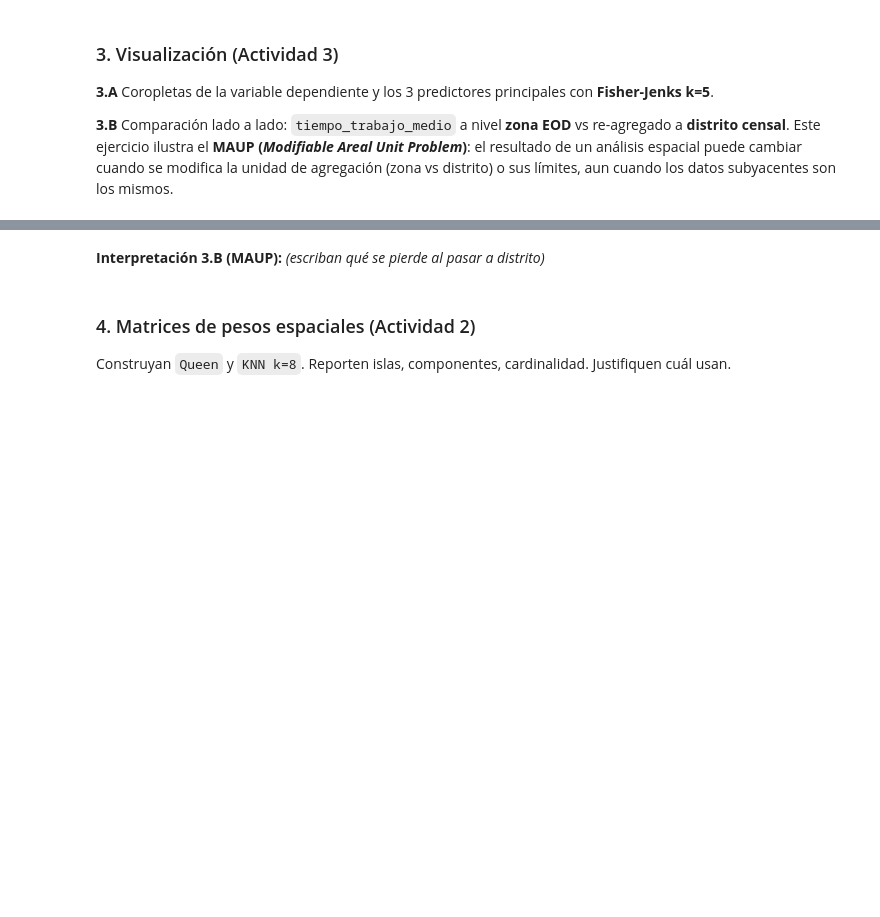
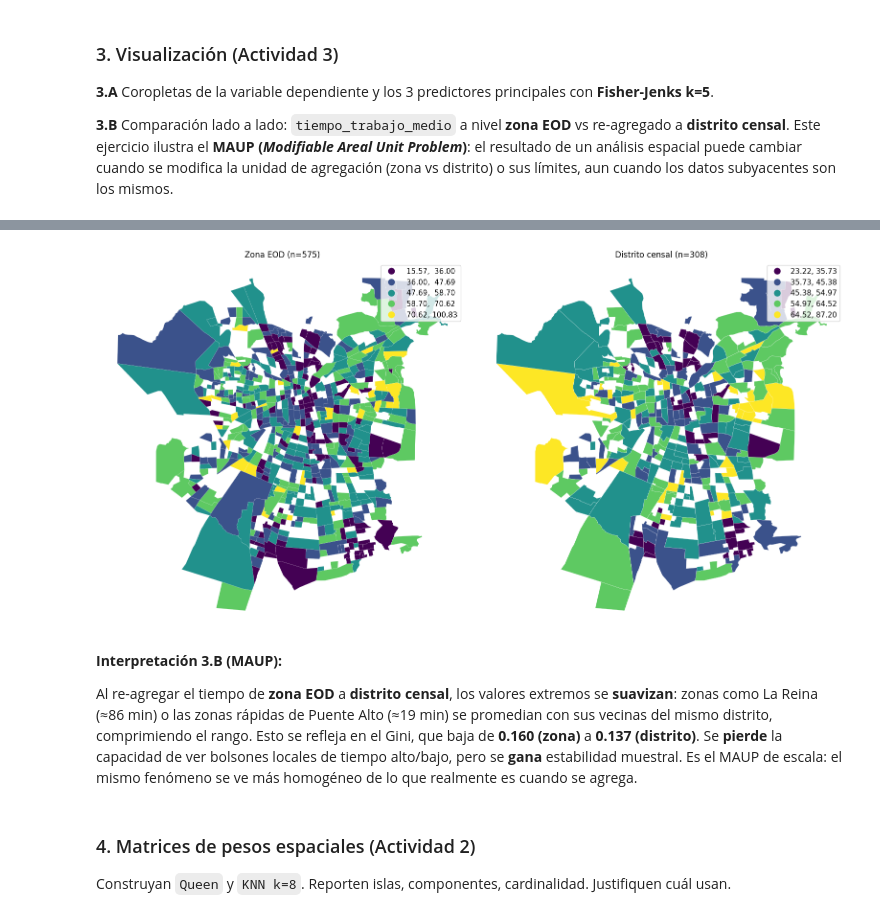
Before and after one commit to DiegoCisternas/Analisis-de-Datos-Espaciales-INF497, a Jupyter notebook: 09_tarea1_enunciado.ipynb, the cells around one changed output, grey strips where cells are left out. Drawn from its saved outputs; the diff is of its cells as text; code cells hidden in the pictures; blank space fills up the shorter version.

```diff
--- a/09_tarea1_enunciado.ipynb
+++ b/09_tarea1_enunciado.ipynb
@@ -210,7 +307,28 @@ display(gdf)
 # %%
-# 3.B — comparación zona vs distrito
+# 3.B — Re-agregar el tiempo a DISTRITO (media ponderada por nº de viajes) y comparar
+gdf["_num"] = gdf["tiempo_trabajo_medio"] * gdf["n_viajes_trabajo"]
+dist = gdf.dissolve(
+    by="DIST_ID",
+    aggfunc={"_num": "sum", "n_viajes_trabajo": "sum"}
+)
+dist["tiempo_trabajo_medio"] = dist["_num"] / dist["n_viajes_trabajo"]
+
+fig, axes = plt.subplots(1, 2, figsize=(16, 8))
+gdf.plot(column="tiempo_trabajo_medio", scheme="fisher_jenks", k=5, cmap="viridis",
+         legend=True, ax=axes[0], edgecolor="white", linewidth=0.1)
+axes[0].set_title(f"Zona EOD (n={len(gdf)})"); axes[0].axis("off")
+
+dist.plot(column="tiempo_trabajo_medio", scheme="fisher_jenks", k=5, cmap="viridis",
+          legend=True, ax=axes[1], edgecolor="white", linewidth=0.2)
+axes[1].set_title(f"Distrito censal (n={len(dist)})"); axes[1].axis("off")
+plt.tight_layout()
+plt.show()
+# %% [output]
+[figure, added]
 # %% [markdown]
-**Interpretación 3.B (MAUP):** *(escriban qué se pierde al pasar a distrito)*
+**Interpretación 3.B (MAUP):**
+
+Al re-agregar el tiempo de **zona EOD** a **distrito censal**, los valores extremos se **suavizan**: zonas como La Reina (≈86 min) o las zonas rápidas de Puente Alto (≈19 min) se promedian con sus vecinas del mismo distrito, comprimiendo el rango. Esto se refleja en el Gini, que baja de **0.160 (zona)** a **0.137 (distrito)**. Se **pierde** la capacidad de ver bolsones locales de tiempo alto/bajo, pero se **gana** estabilidad muestral. Es el MAUP de escala: el mismo fenómeno se ve más homogéneo de lo que realmente es cuando se agrega.
 # %% [markdown]
 ### 4. Matrices de pesos espaciales (Actividad 2)
 Construyan `Queen` y `KNN k=8`. Reporten islas, componentes, cardinalidad. Justifiquen cuál usan.
```
Also changed, not shown: parts of 38 cells of this notebook.
